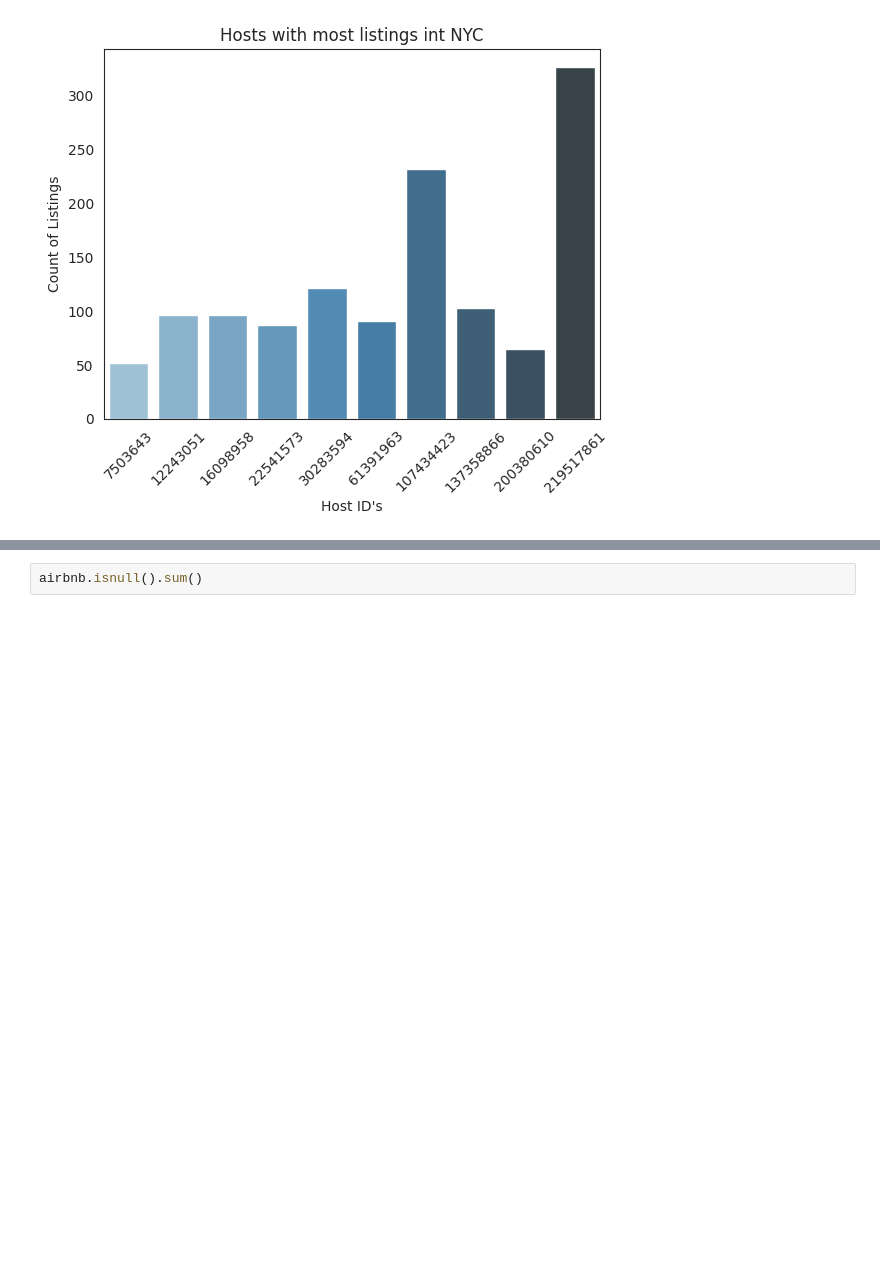
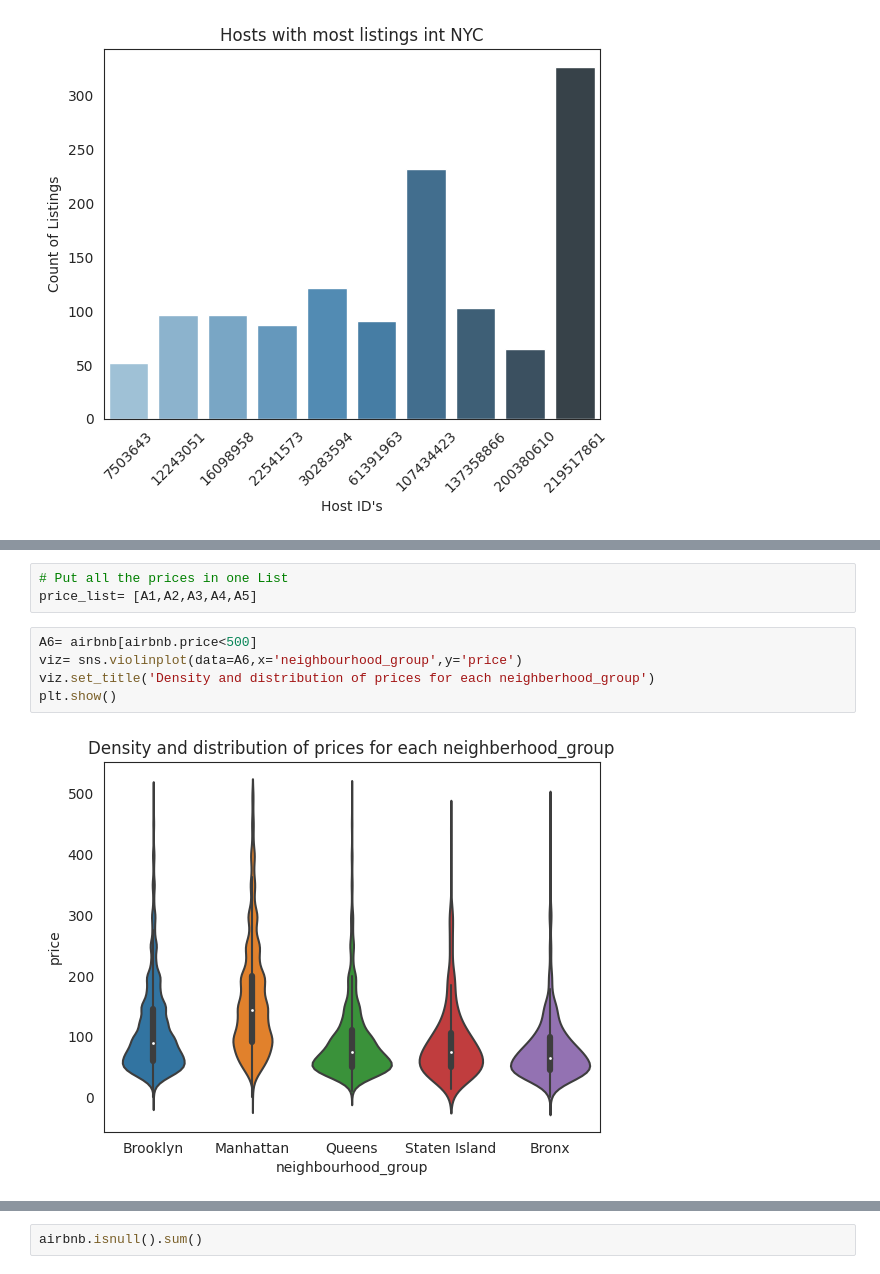
Before and after one commit to aman-singanamala/EDA-s, a Jupyter notebook: New-York-City-Airbnb-Open-Data/analysis.ipynb, the cells around one changed output, grey strips where cells are left out. Saved outputs shown, nothing was run; the diff lists cells and outputs as text; blank space fills up the shorter version.

```diff
--- a/New-York-City-Airbnb-Open-Data/analysis.ipynb
+++ b/New-York-City-Airbnb-Open-Data/analysis.ipynb
@@ -152,0 +164,10 @@ plt.show()
+# %%
+# Put all the prices in one List
+price_list= [A1,A2,A3,A4,A5]
+# %%
+A6= airbnb[airbnb.price<500]
+viz= sns.violinplot(data=A6,x='neighbourhood_group',y='price')
+viz.set_title('Density and distribution of prices for each neighberhood_group')
+plt.show()
+# %% [output]
+[figure, added]
```
Also changed, not shown: parts of 2 cells of this notebook.
